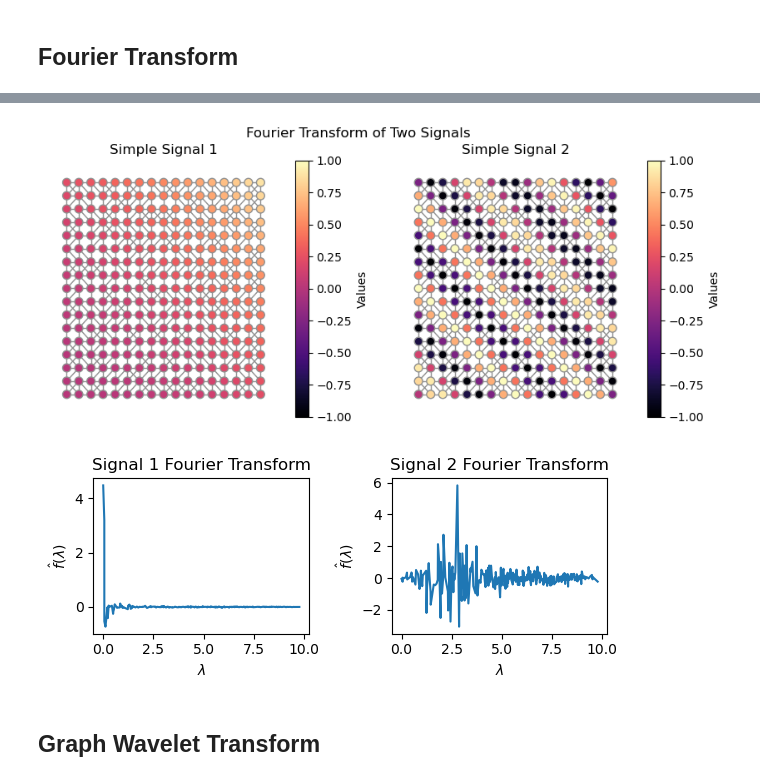
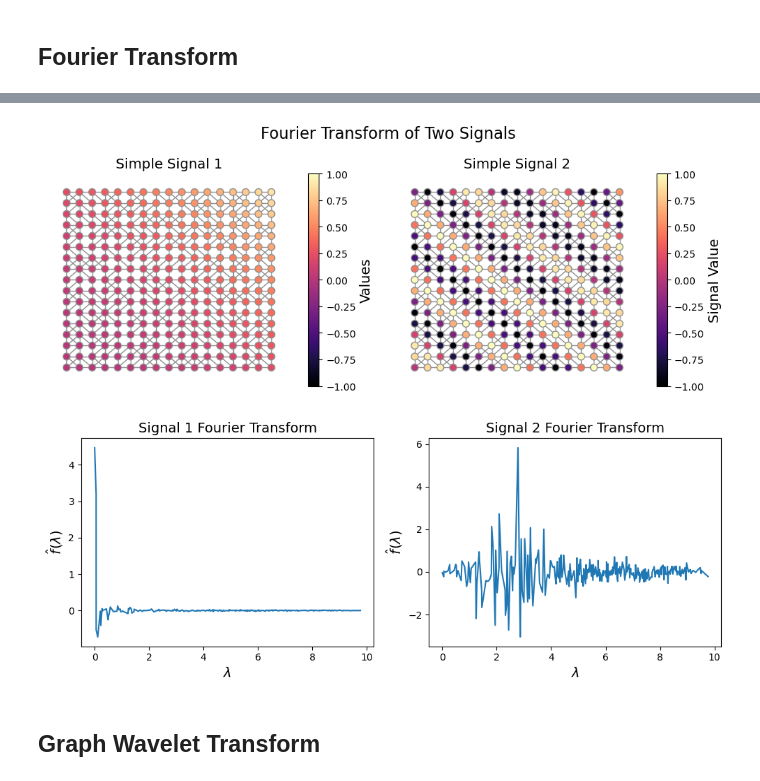
Before and after one commit to visual-ds/GraphWaveletTransform, a Jupyter notebook: example.ipynb, the cells around one changed output, grey strips where cells are left out. Saved outputs shown, nothing was run; the diff lists cells and outputs as text; code cells hidden in the pictures.

Commit message:
change fig labels

```diff
--- a/example.ipynb
+++ b/example.ipynb
@@ -21,7 +21,8 @@ def plot_graph_signal(
         vmax = None,
         ax = None,
         fig = None,
-        colorbar = True
+        colorbar = True,
+        colorbar_label = "Values",
     ):
     if ax is None:
         fig, ax = plt.subplots(figsize = (4, 4))
@@ -49,7 +50,8 @@ def plot_graph_signal(
 
     ax.axis("off")
     if colorbar:
-        fig.colorbar(pathcollection, ax = ax, label = "Values")
+        fig.colorbar(pathcollection, ax = ax, label = colorbar_label)
+        ax.figure.axes[-1].yaxis.label.set_size(14)
     return ax
 # %% [markdown]
 ## Creating Graph
@@ -112,5 +114,5 @@ plt.show()
 # %%
-fig, axs = plt.subplots(nrows = 1, ncols = 3, figsize = (15, 4))
+fig, axs = plt.subplots(nrows = 1, ncols = 3, figsize = (14, 4))
 for i, idx in enumerate([4, 9, 14]):
     plot_graph_signal(
         g,
@@ -121,9 +123,10 @@ for i, idx in enumerate([4, 9, 14]):
         vmax = 0.10,
         fig=fig
     )
-    axs[i].set_title(f"{idx+1}-th Eigenvector")
+    axs[i].set_title(f"{idx+1}-th Eigenvector", fontsize = 14)
 
-plt.suptitle("Eigenvectors of Graph")
+plt.suptitle("Eigenvectors of Graph", fontsize = 16)
+plt.tight_layout()
 plt.savefig("figs/eigenvectors.svg", dpi = 300)
 plt.show()
 # %% [output]
@@ -132,54 +135,56 @@ plt.show()
 simple_signal = np.zeros((2, 17, 17))
 
 for i in range(17):
     for j in range(17):
         simple_signal[0, i, j] = (i + j)**2 / (34)**2
         simple_signal[1, i, j] = np.sin(i + j)
 
 fig, axs = plt.subplots(nrows = 1, ncols = 2, figsize = (10, 4))
 plot_graph_signal(
     g,
     simple_signal[0].flatten(),
     pos = pos,
     ax = axs[0],
     vmin = -1,
     vmax = 1,
     fig=fig
 )
 
 plot_graph_signal(
     g,
     simple_signal[1].flatten(),
     pos = pos,
     ax = axs[1],
     vmin = -1,
     vmax = 1,
-    fig=fig
+    fig=fig,
+    colorbar_label="Signal Value"
 )
 
-axs[0].set_title("Simple Signal 1")
-axs[1].set_title("Simple Signal 2")
+axs[0].set_title("Simple Signal 1", fontsize = 14)
+axs[1].set_title("Simple Signal 2", fontsize = 14)
 
-plt.suptitle("Fourier Transform of Two Signals")
+plt.suptitle("Fourier Transform of Two Signals", fontsize = 16)
+plt.tight_layout()
 plt.savefig("figs/simple_signals.svg", dpi = 300)
 # %% [output]
-[figure, old version]
+[figure, new version]
 # %%
 transformed_signal = [G.gft(signal.flatten()) for signal in simple_signal]
 
-fig, axs = plt.subplots(nrows = 1, ncols = 2, figsize = (6, 2.5))
+fig, axs = plt.subplots(nrows = 1, ncols = 2, figsize = (10, 4))
 
 for i in range(2):
     axs[i].plot(G.e, transformed_signal[i])
-    axs[i].set_ylabel("$\hat f(\lambda)$")
-    axs[i].set_xlabel("$\lambda$")
-    axs[i].set_title(f"Signal {i+1} Fourier Transform")
+    axs[i].set_ylabel("$\hat f(\lambda)$", fontsize = 14)
+    axs[i].set_xlabel("$\lambda$", fontsize = 14)
+    axs[i].set_title(f"Signal {i+1} Fourier Transform", fontsize = 14)
 #plt.suptitle("Graph Fourier Transform of Signals")
 plt.tight_layout()
 plt.savefig("figs/fourier_transform.svg", dpi = 300)
 plt.show()
 # %% [output]
-[figure, old version]
+[figure, new version]
 # %% [markdown]
 ## Graph Wavelet Transform
 # %%
```
Also changed, not shown: parts of 2 cells of this notebook.
